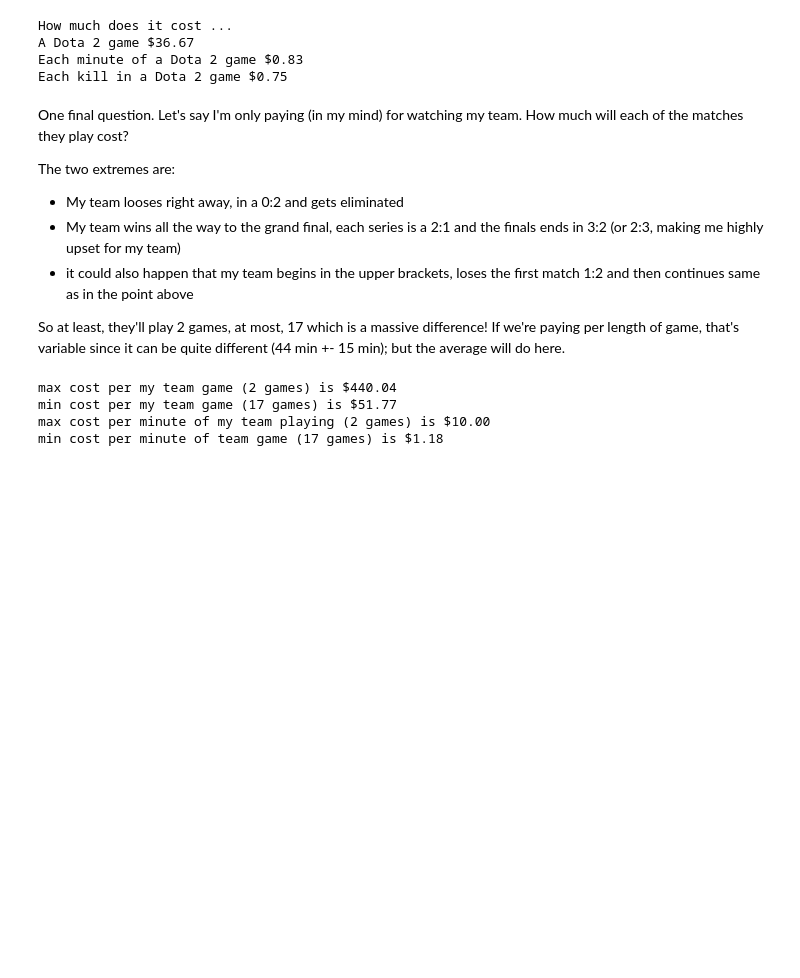
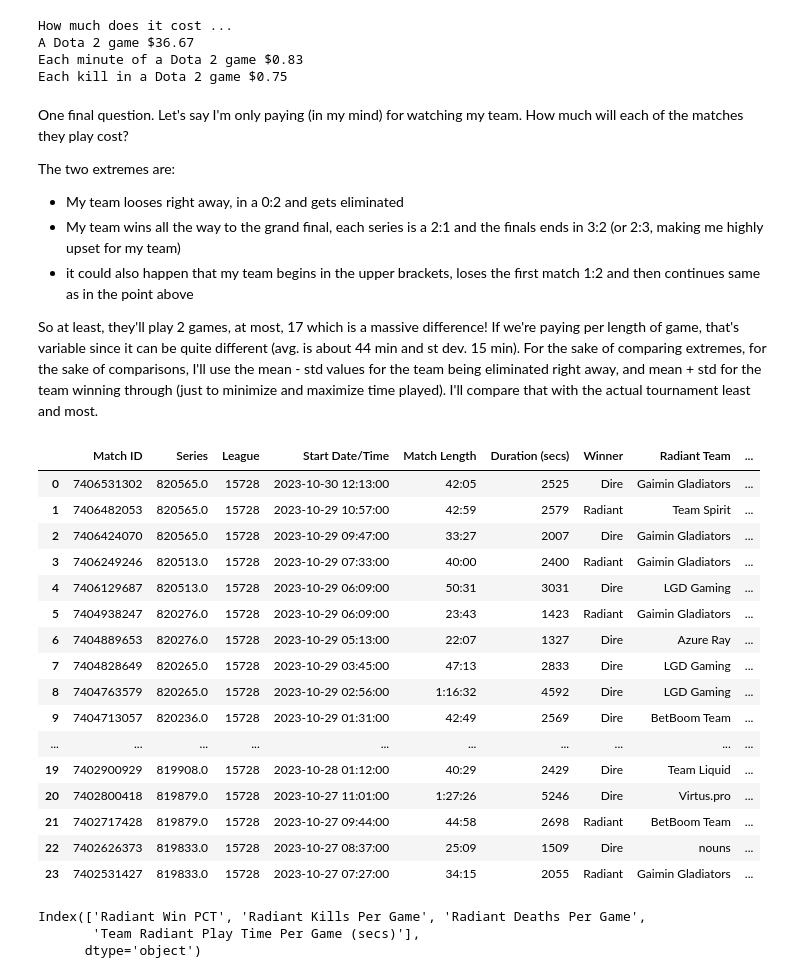
Before and after one commit to tomoumer/dota2_ti12, a Jupyter notebook: notebooks/01_eda_ti12.ipynb, the cells around one changed output. Cells and saved outputs as stored; diff of their text form; code cells hidden in the pictures; blank space fills up the shorter version.

Commit message:
some more stats

```diff
--- a/notebooks/01_eda_ti12.ipynb
+++ b/notebooks/01_eda_ti12.ipynb
@@ -262,14 +263,24 @@ The two extremes are:
 - My team wins all the way to the grand final, each series is a 2:1 and the finals ends in 3:2 (or 2:3, making me highly upset for my team)
 - it could also happen that my team begins in the upper brackets, loses the first match 1:2 and then continues same as in the point above
 
-So at least, they'll play 2 games, at most, 17 which is a massive difference! If we're paying per length of game, that's variable since it can be quite different (44 min +- 15 min); but the average will do here.
+So at least, they'll play 2 games, at most, 17 which is a massive difference! If we're paying per length of game, that's variable since it can be quite different (avg. is about 44 min and st dev. 15 min). For the sake of comparing extremes, for the sake of comparisons, I'll use the mean - std values for the team being eliminated right away, and mean + std for the team winning through (just to minimize and maximize time played). I'll compare that with the actual tournament least and most.
-# %%
-print(f'max cost per my team game (2 games) is ${event_cost / 2}')
-print(f'min cost per my team game (17 games) is ${event_cost / 17:.2f}')
-print(f'max cost per minute of my team playing (2 games) is ${event_cost / (2 * finals_matches["Duration (mins)"].mean()):.2f}')
-print(f'min cost per minute of team game (17 games) is ${event_cost / (17 * finals_matches["Duration (mins)"].mean()):.2f}')
-# %% [output]
-max cost per my team game (2 games) is $440.04
-min cost per my team game (17 games) is $51.77
-max cost per minute of my team playing (2 games) is $10.00
-min cost per minute of team game (17 games) is $1.18
+# %%
+finals_matches
+# %% [output]
+|  | Match ID | Series | League | Start Date/Time | Match Length | Duration (secs) | Winner | Radiant Team | ... |
+| 0 | 7406531302 | 820565.0 | 15728 | 2023-10-30 12:13:00 | 42:05 | 2525 | Dire | Gaimin Gladiators | ... |
+| 1 | 7406482053 | 820565.0 | 15728 | 2023-10-29 10:57:00 | 42:59 | 2579 | Radiant | Team Spirit | ... |
+| 2 | 7406424070 | 820565.0 | 15728 | 2023-10-29 09:47:00 | 33:27 | 2007 | Dire | Gaimin Gladiators | ... |
+| 3 | 7406249246 | 820513.0 | 15728 | 2023-10-29 07:33:00 | 40:00 | 2400 | Radiant | Gaimin Gladiators | ... |
+| 4 | 7406129687 | 820513.0 | 15728 | 2023-10-29 06:09:00 | 50:31 | 3031 | Dire | LGD Gaming | ... |
+| 5 | 7404938247 | 820276.0 | 15728 | 2023-10-29 06:09:00 | 23:43 | 1423 | Radiant | Gaimin Gladiators | ... |
+| 6 | 7404889653 | 820276.0 | 15728 | 2023-10-29 05:13:00 | 22:07 | 1327 | Dire | Azure Ray | ... |
+| 7 | 7404828649 | 820265.0 | 15728 | 2023-10-29 03:45:00 | 47:13 | 2833 | Dire | LGD Gaming | ... |
+| 8 | 7404763579 | 820265.0 | 15728 | 2023-10-29 02:56:00 | 1:16:32 | 4592 | Dire | LGD Gaming | ... |
+| 9 | 7404713057 | 820236.0 | 15728 | 2023-10-29 01:31:00 | 42:49 | 2569 | Dire | BetBoom Team | ... |
+| ... | ... | ... | ... | ... | ... | ... | ... | ... | ... |
+| 19 | 7402900929 | 819908.0 | 15728 | 2023-10-28 01:12:00 | 40:29 | 2429 | Dire | Team Liquid | ... |
+| 20 | 7402800418 | 819879.0 | 15728 | 2023-10-27 11:01:00 | 1:27:26 | 5246 | Dire | Virtus.pro | ... |
+| 21 | 7402717428 | 819879.0 | 15728 | 2023-10-27 09:44:00 | 44:58 | 2698 | Radiant | BetBoom Team | ... |
+| 22 | 7402626373 | 819833.0 | 15728 | 2023-10-27 08:37:00 | 25:09 | 1509 | Dire | nouns | ... |
+| 23 | 7402531427 | 819833.0 | 15728 | 2023-10-27 07:27:00 | 34:15 | 2055 | Radiant | Gaimin Gladiators | ... |
@@ -275,0 +318,6 @@ min cost per minute of team game (17 games) is $1.18
+# %%
+team_stats.columns[(team_stats.columns.str.contains('Radiant')) & (~team_stats.columns.str.contains('Radiant Games'))]
+# %% [output]
+Index(['Radiant Win PCT', 'Radiant Kills Per Game', 'Radiant Deaths Per Game',
+       'Team Radiant Play Time Per Game (secs)'],
+      dtype='object')
```
Also changed, not shown: parts of 9 cells of this notebook.
